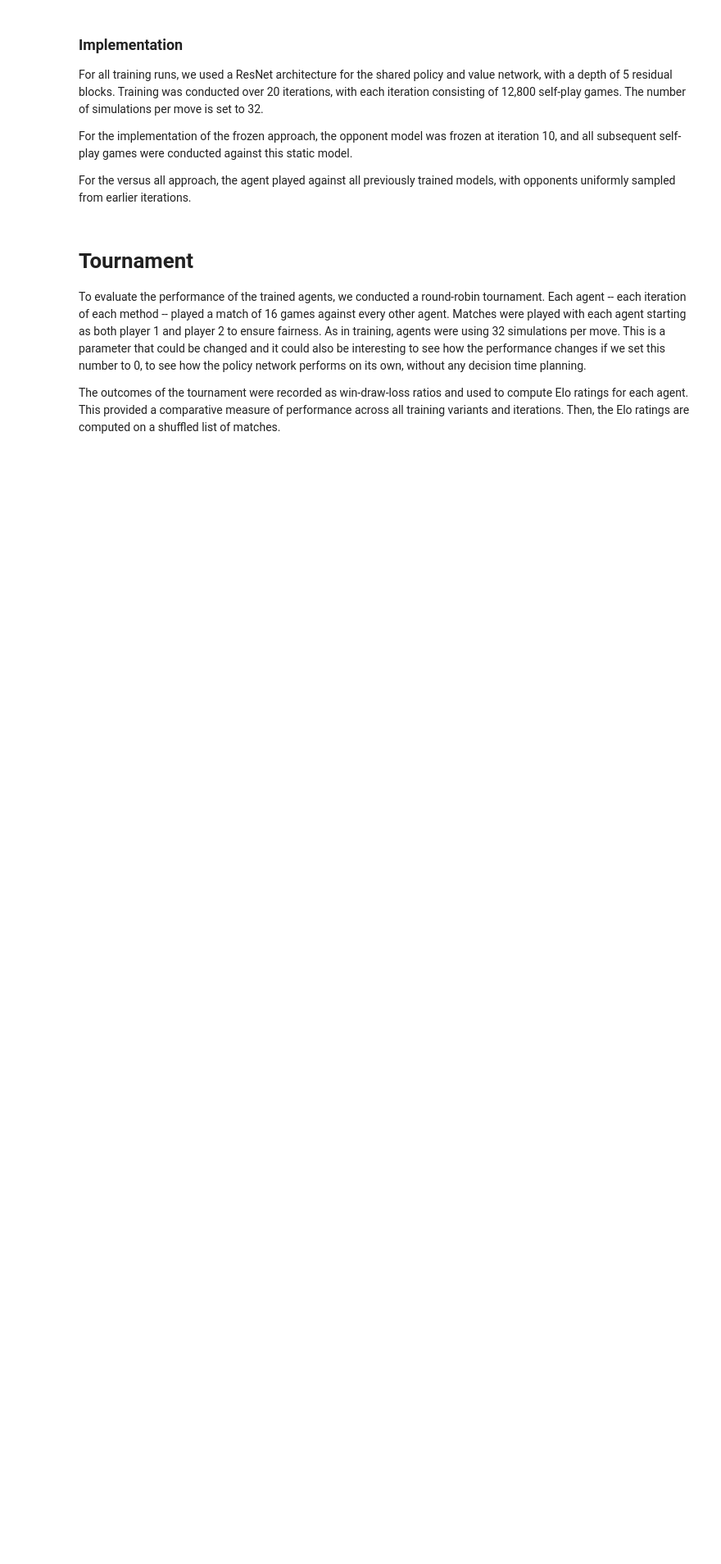
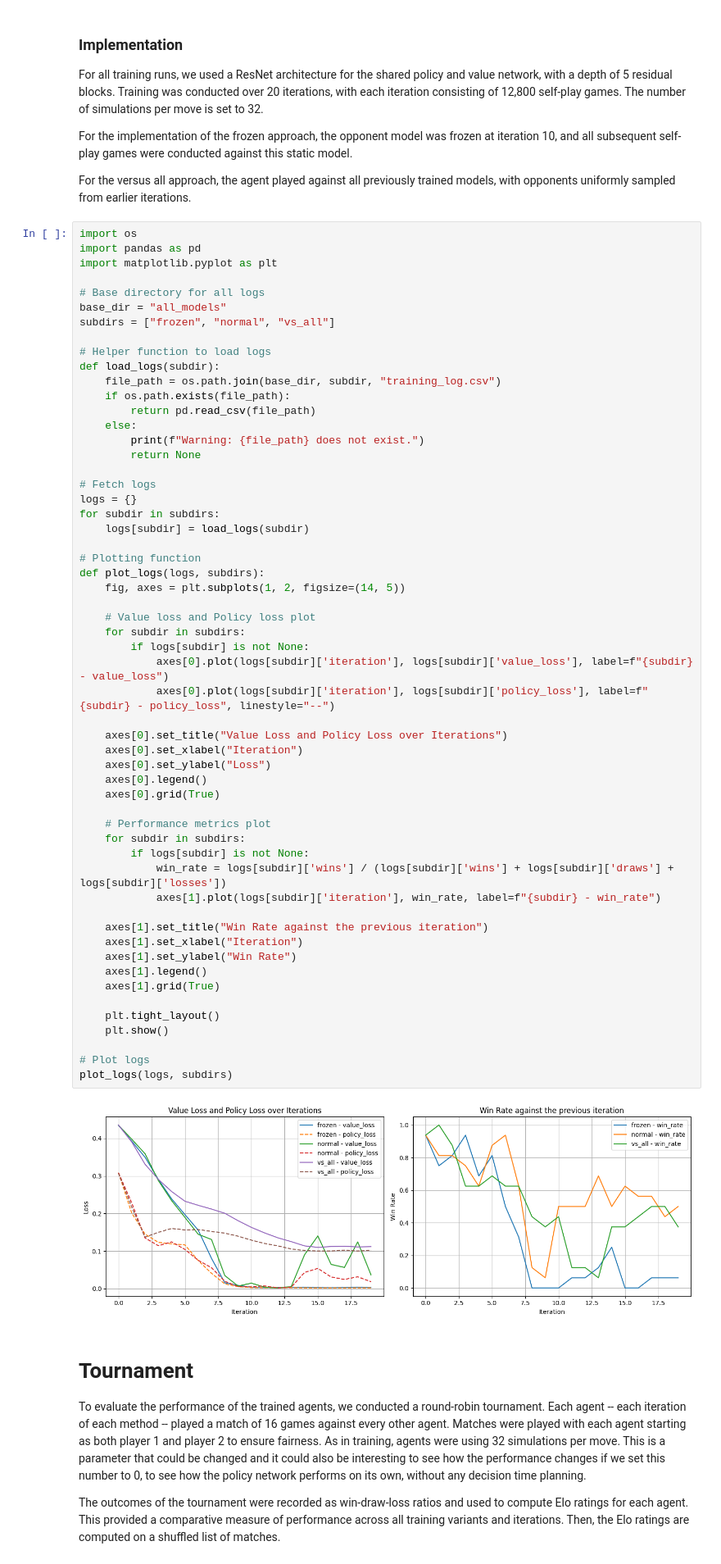
Before and after one commit to edarsem/ConnectZero, a Jupyter notebook: tutorial.ipynb, the cells around one changed output. Shown: that part at 82% size. Drawn from its saved outputs; the diff is of its cells as text; blank space fills up the shorter version.

Commit message:
training logs

```diff
--- a/tutorial.ipynb
+++ b/tutorial.ipynb
@@ -177,6 +177,64 @@ For all training runs, we used a ResNet architecture for the shared policy and v
 For the implementation of the frozen approach, the opponent model was frozen at iteration 10, and all subsequent self-play games were conducted against this static model.
 
 For the versus all approach, the agent played against all previously trained models, with opponents uniformly sampled from earlier iterations.
+# %%
+import os
+import pandas as pd
+import matplotlib.pyplot as plt
+
+# Base directory for all logs
+base_dir = "all_models"
+subdirs = ["frozen", "normal", "vs_all"]
+
+# Helper function to load logs
+def load_logs(subdir):
+    file_path = os.path.join(base_dir, subdir, "training_log.csv")
+    if os.path.exists(file_path):
+        return pd.read_csv(file_path)
+    else:
+        print(f"Warning: {file_path} does not exist.")
+        return None
+
+# Fetch logs
+logs = {}
+for subdir in subdirs:
+    logs[subdir] = load_logs(subdir)
+
+# Plotting function
+def plot_logs(logs, subdirs):
+    fig, axes = plt.subplots(1, 2, figsize=(14, 5))
+
+    # Value loss and Policy loss plot
+    for subdir in subdirs:
+        if logs[subdir] is not None:
+            axes[0].plot(logs[subdir]['iteration'], logs[subdir]['value_loss'], label=f"{subdir} - value_loss")
+            axes[0].plot(logs[subdir]['iteration'], logs[subdir]['policy_loss'], label=f"{subdir} - policy_loss", linestyle="--")
+
+    axes[0].set_title("Value Loss and Policy Loss over Iterations")
+    axes[0].set_xlabel("Iteration")
+    axes[0].set_ylabel("Loss")
+    axes[0].legend()
+    axes[0].grid(True)
+
+    # Performance metrics plot
+    for subdir in subdirs:
+        if logs[subdir] is not None:
+            win_rate = logs[subdir]['wins'] / (logs[subdir]['wins'] + logs[subdir]['draws'] + logs[subdir]['losses'])
+            axes[1].plot(logs[subdir]['iteration'], win_rate, label=f"{subdir} - win_rate")
+
+    axes[1].set_title("Win Rate against the previous iteration")
+    axes[1].set_xlabel("Iteration")
+    axes[1].set_ylabel("Win Rate")
+    axes[1].legend()
+    axes[1].grid(True)
+
+    plt.tight_layout()
+    plt.show()
+
+# Plot logs
+plot_logs(logs, subdirs)
+# %% [output]
+[figure, added]
 # %% [markdown]
 # Tournament
 
```
